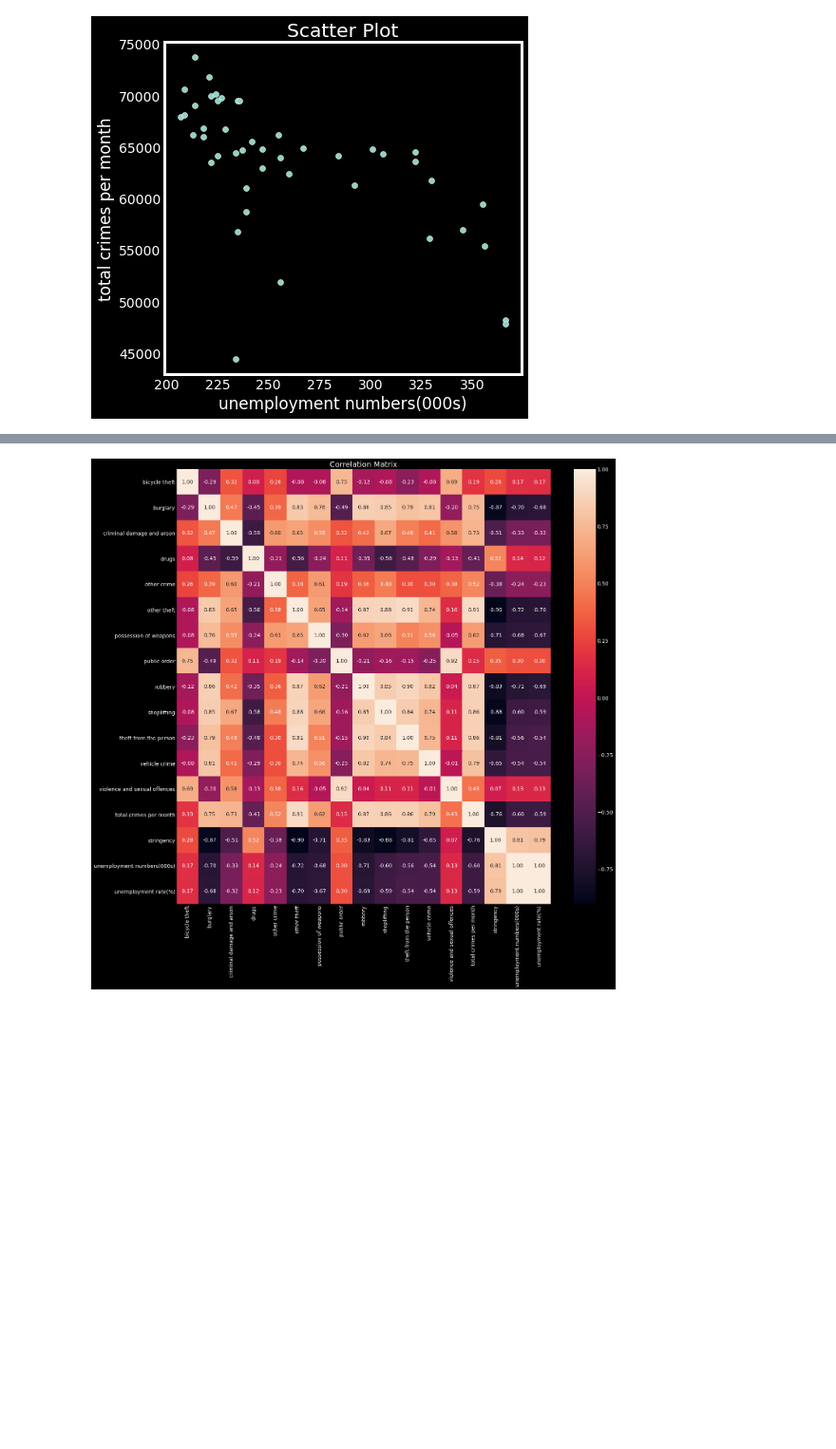
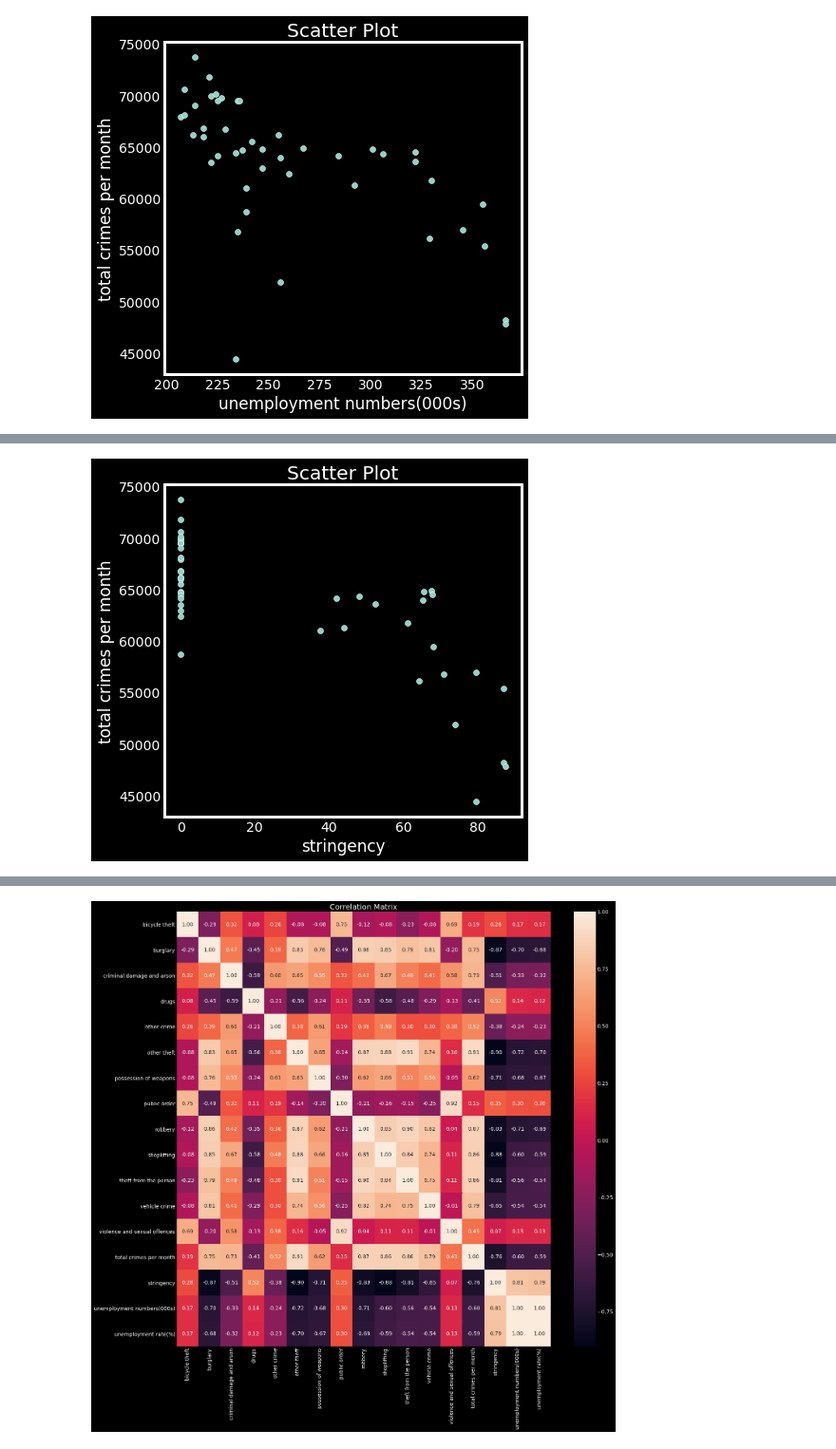
Before and after one commit to Linazk/street-crime-analysis-group-project, a Jupyter notebook: src/analysis_for_london_data.ipynb, the cells around one changed output, grey strips where cells are left out. Shown at 95% size. Saved outputs shown, nothing was run; the diff lists cells and outputs as text; code cells hidden in the pictures; blank space fills up the shorter version.

```diff
--- a/src/analysis_for_london_data.ipynb
+++ b/src/analysis_for_london_data.ipynb
@@ -682,0 +706,8 @@ plt.show()
+# %%
+plt.figure(figsize=(6,6))
+sns.scatterplot(df['stringency'],df["total crimes per month"])
+plt.title('Scatter Plot')
+plt.grid(False)
+plt.show()
+# %% [output]
+[figure, added]
```
Also changed, not shown: parts of 14 cells of this notebook.
